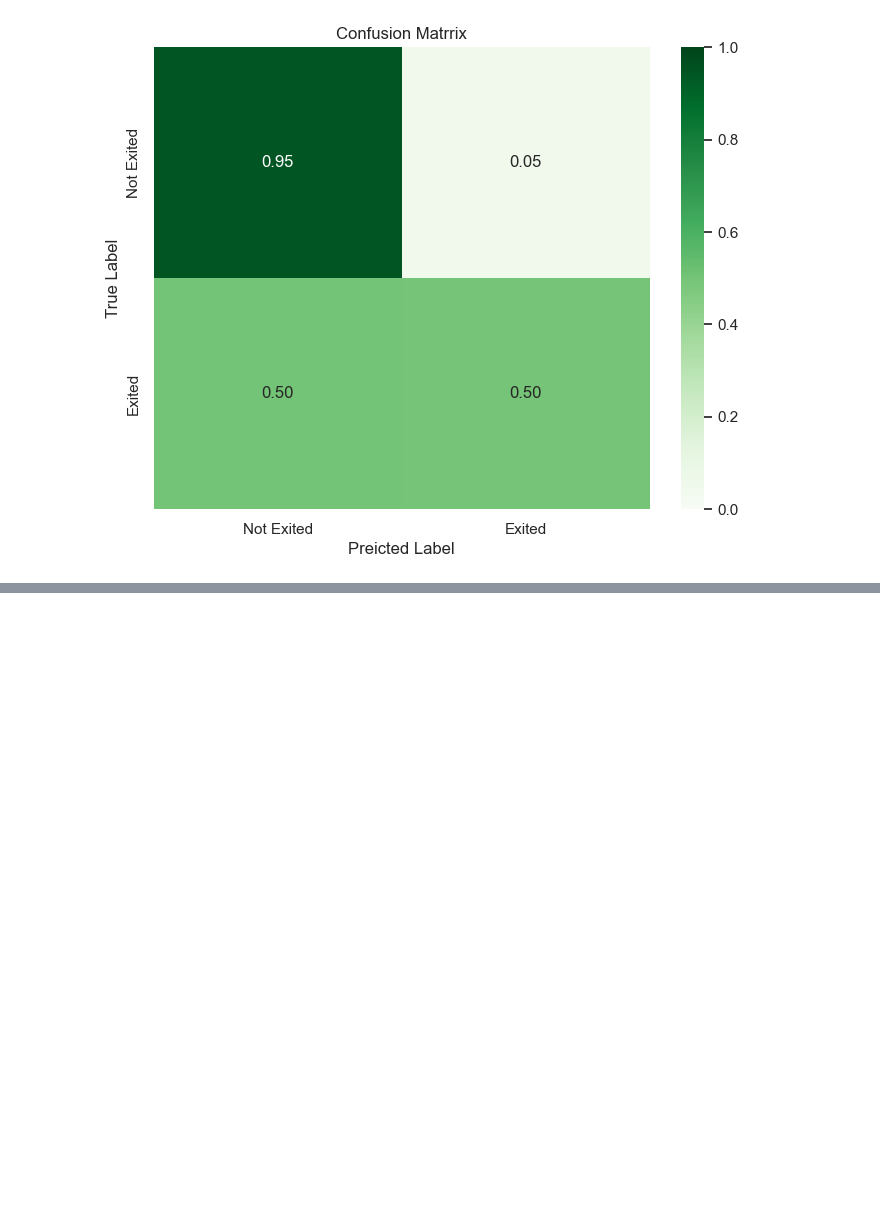
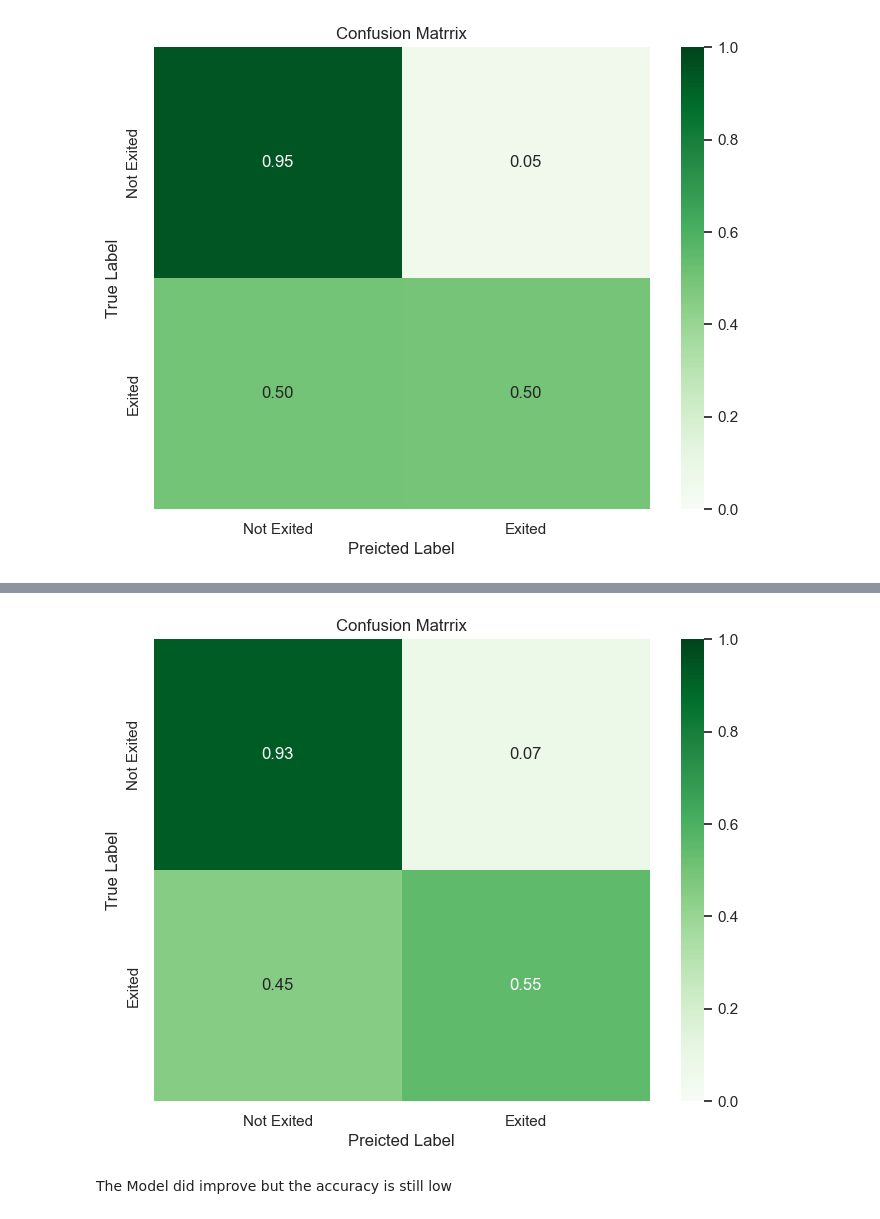
Before and after one commit to sophiembanda/Churn_Modelling, a Jupyter notebook: Churn Modelling.ipynb, the cells around one changed output, grey strips where cells are left out. Saved outputs shown, nothing was run; the diff lists cells and outputs as text; code cells hidden in the pictures; blank space fills up the shorter version.

```diff
--- a/Churn Modelling.ipynb
+++ b/Churn Modelling.ipynb
@@ -265,0 +337,8 @@ plot_confusion_matrix(cm,classes=["Not Exited", "Exited"])
+# %%
+# calculate the confusion matrix
+cm=confusion_matrix(y_test,y_test_pred, normalize='true')
+plot_confusion_matrix(cm,classes=["Not Exited", "Exited"])
+# %% [output]
+[figure, added]
+# %% [markdown]
+The Model did improve but the accuracy is still low
```
Also changed, not shown: parts of 3 cells of this notebook.
